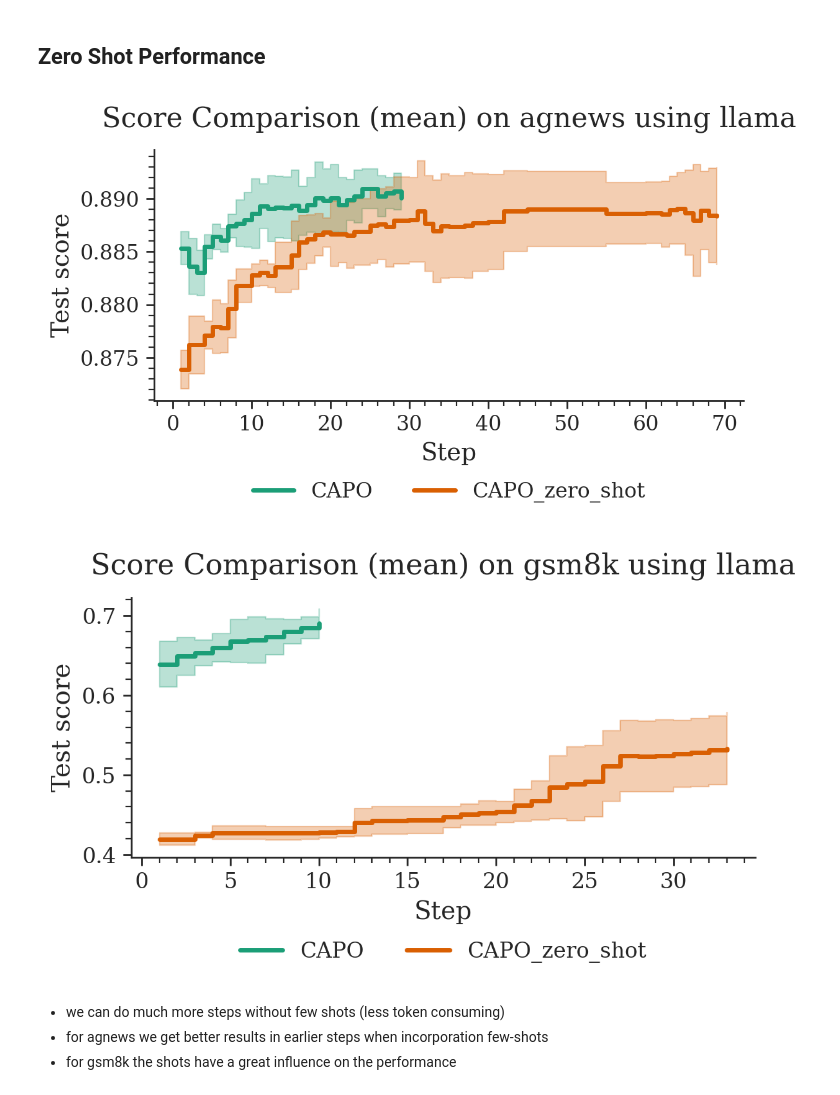
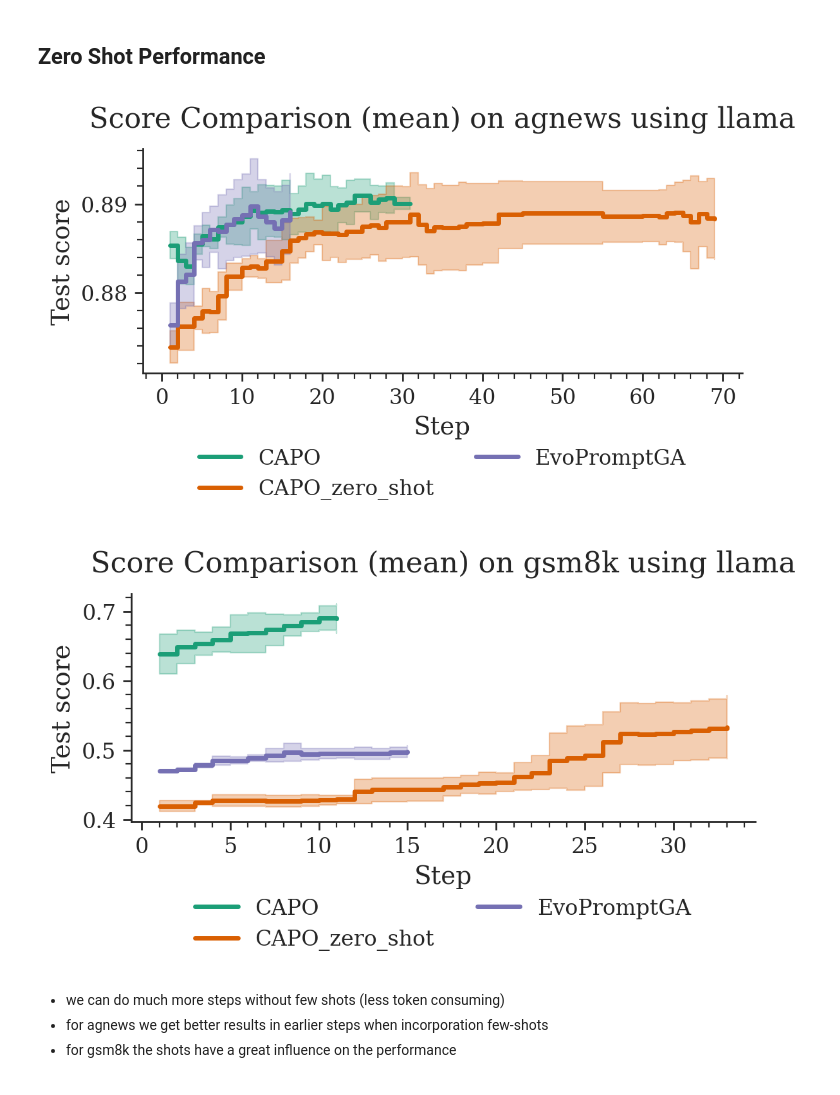
Before and after one commit to finitearth/capo, a Jupyter notebook: notebooks/paper_visualization/ablation_visualization.ipynb, the cells around one changed output. Saved outputs shown, nothing was run; the diff lists cells and outputs as text; code cells hidden in the pictures.

```diff
--- a/notebooks/paper_visualization/ablation_visualization.ipynb
+++ b/notebooks/paper_visualization/ablation_visualization.ipynb
@@ -26,7 +29,7 @@ for dataset in DATASETS:
         dataset,
         "llama",
         ["CAPO", "CAPO_no_racing"],
-        path_prefix="../../temp",
+        path_prefix="../..",
         plot_stddev=True,
         x_col="step",
     )
@@ -43,9 +46,9 @@ for dataset in DATASETS:
         dataset,
         "llama",
         ["CAPO", "CAPO_no_racing"],
-        path_prefix="../../temp",
+        path_prefix="../..",
         plot_stddev=True,
-        plot_seeds=True,
+        plot_seeds=False,
         x_col="input_tokens_cum",
     )
 # %% [output]
@@ -68,7 +71,7 @@ for dataset in DATASETS:
         dataset,
         "llama",
         ["CAPO", "CAPO_no_shuffling"],
-        path_prefix="../../temp",
+        path_prefix="../..",
         plot_stddev=True,
         x_col="step",
     )
@@ -81,16 +84,16 @@ Failed to load gsm8k for CAPO_no_shuffling: No objects to concatenate
 # %%
 for dataset in DATASETS:
     plot_population_scores_comparison(
         dataset,
         "llama",
-        ["CAPO", "CAPO_zero_shot"],
-        path_prefix="../../temp",
+        ["CAPO", "CAPO_zero_shot", "EvoPromptGA"],
+        path_prefix="../..",
         plot_stddev=True,
         x_col="step",
     )
 # %% [output]
-[figure, old version]
+[figure, new version]
-[figure, old version]
+[figure, new version]
 # %% [markdown]
 - we can do much more steps without few shots (less token consuming)
 - for agnews we get better results in earlier steps when incorporation few-shots
```
Also changed, not shown: parts of 9 cells of this notebook.
